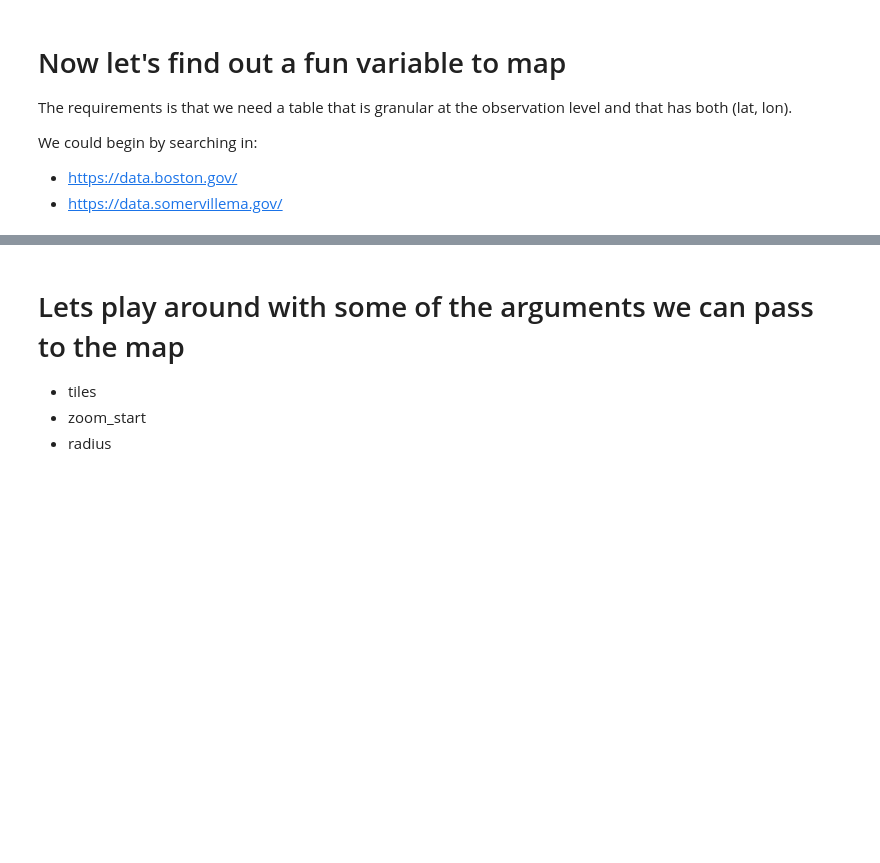
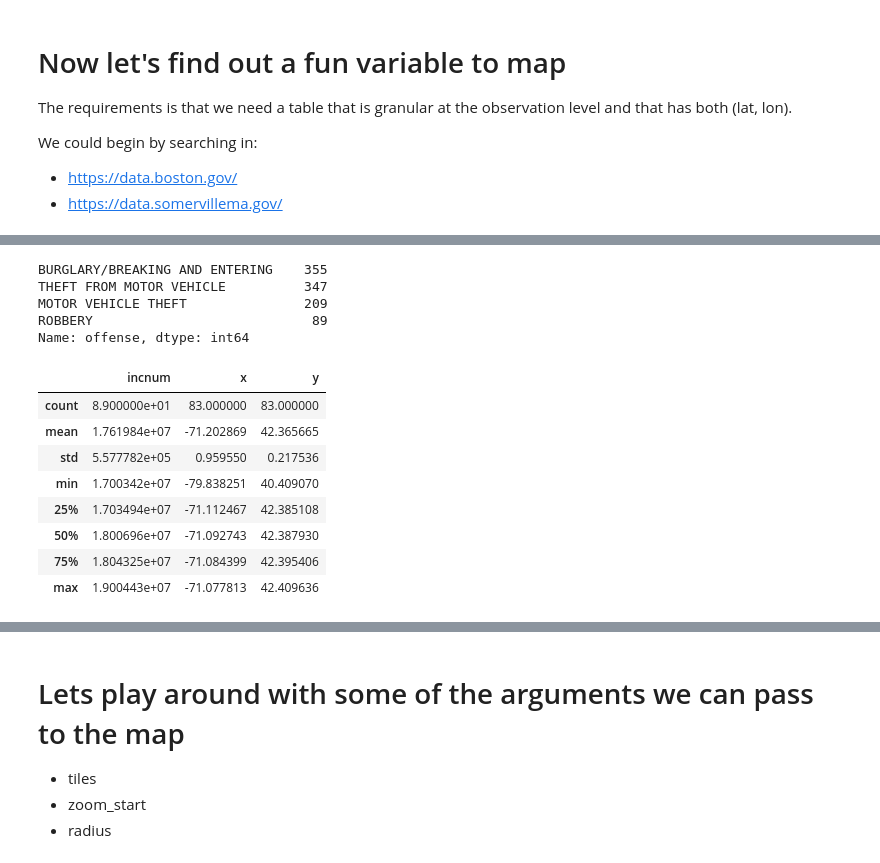
Before and after one commit to hksdatascience/bootcamp, a Jupyter notebook: Heat Mapping/Heatmap tutorial.ipynb, the cells around one changed output, grey strips where cells are left out. Cells and saved outputs as stored; diff of their text form; code cells hidden in the pictures; blank space fills up the shorter version.

```diff
--- a/Heat Mapping/Heatmap tutorial.ipynb
+++ b/Heat Mapping/Heatmap tutorial.ipynb
@@ -31,2 +39,24 @@ df.head(2)
+# %%
+df.offense.value_counts()
+# %% [output]
+BURGLARY/BREAKING AND ENTERING    355
+THEFT FROM MOTOR VEHICLE          347
+MOTOR VEHICLE THEFT               209
+ROBBERY                            89
+Name: offense, dtype: int64
+# %%
+# We want to
+df_rob = df[df.offense=='ROBBERY']
+df_rob.describe()
+# %% [output]
+|  | incnum | x | y |
+| count | 8.900000e+01 | 83.000000 | 83.000000 |
+| mean | 1.761984e+07 | -71.202869 | 42.365665 |
+| std | 5.577782e+05 | 0.959550 | 0.217536 |
+| min | 1.700342e+07 | -79.838251 | 40.409070 |
+| 25% | 1.703494e+07 | -71.112467 | 42.385108 |
+| 50% | 1.800696e+07 | -71.092743 | 42.387930 |
+| 75% | 1.804325e+07 | -71.084399 | 42.395406 |
+| max | 1.900443e+07 | -71.077813 | 42.409636 |
 # %%
 # First create a list to give to Folium
```
Also changed, not shown: parts of 3 cells of this notebook, 2 other files.
